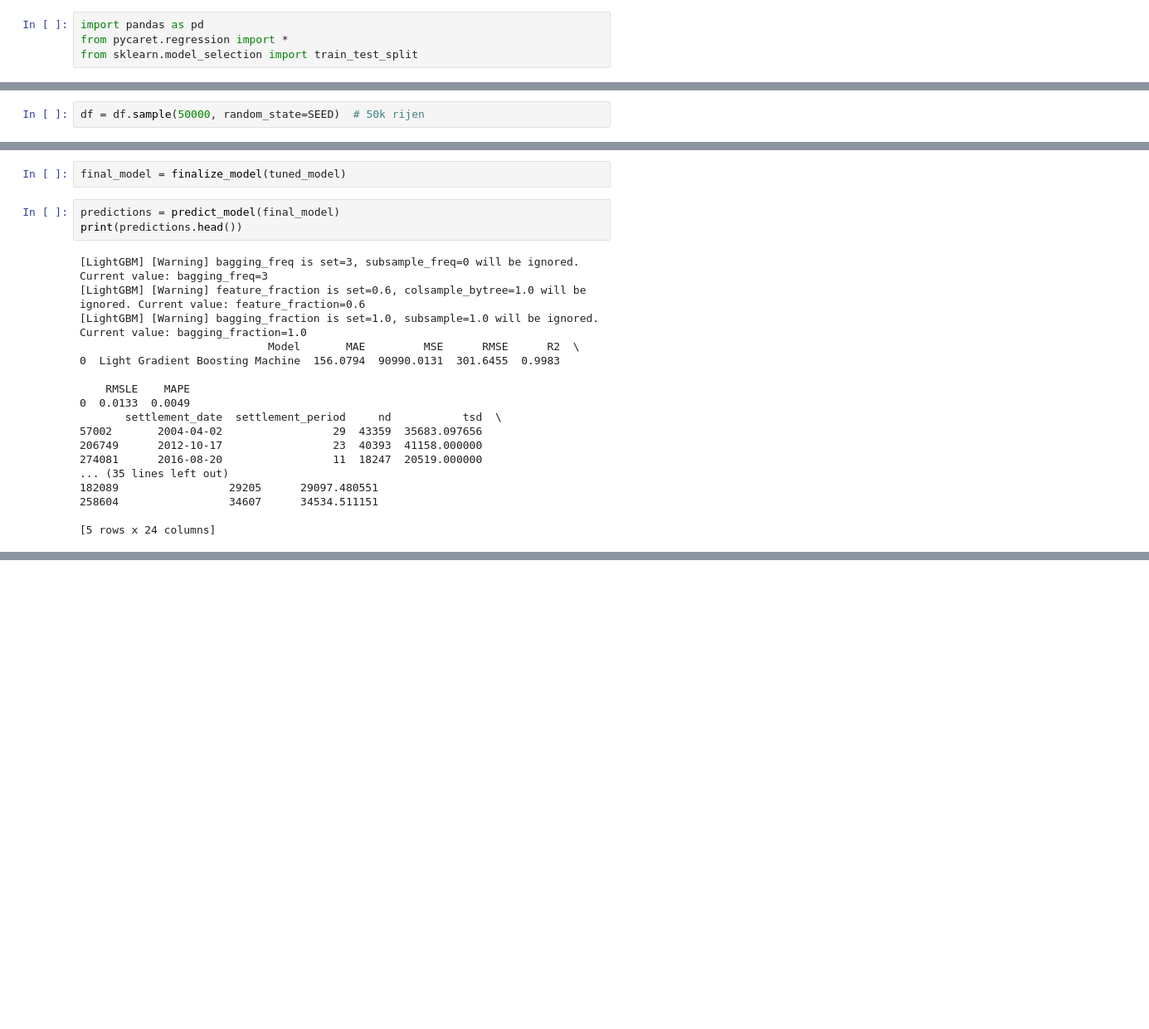
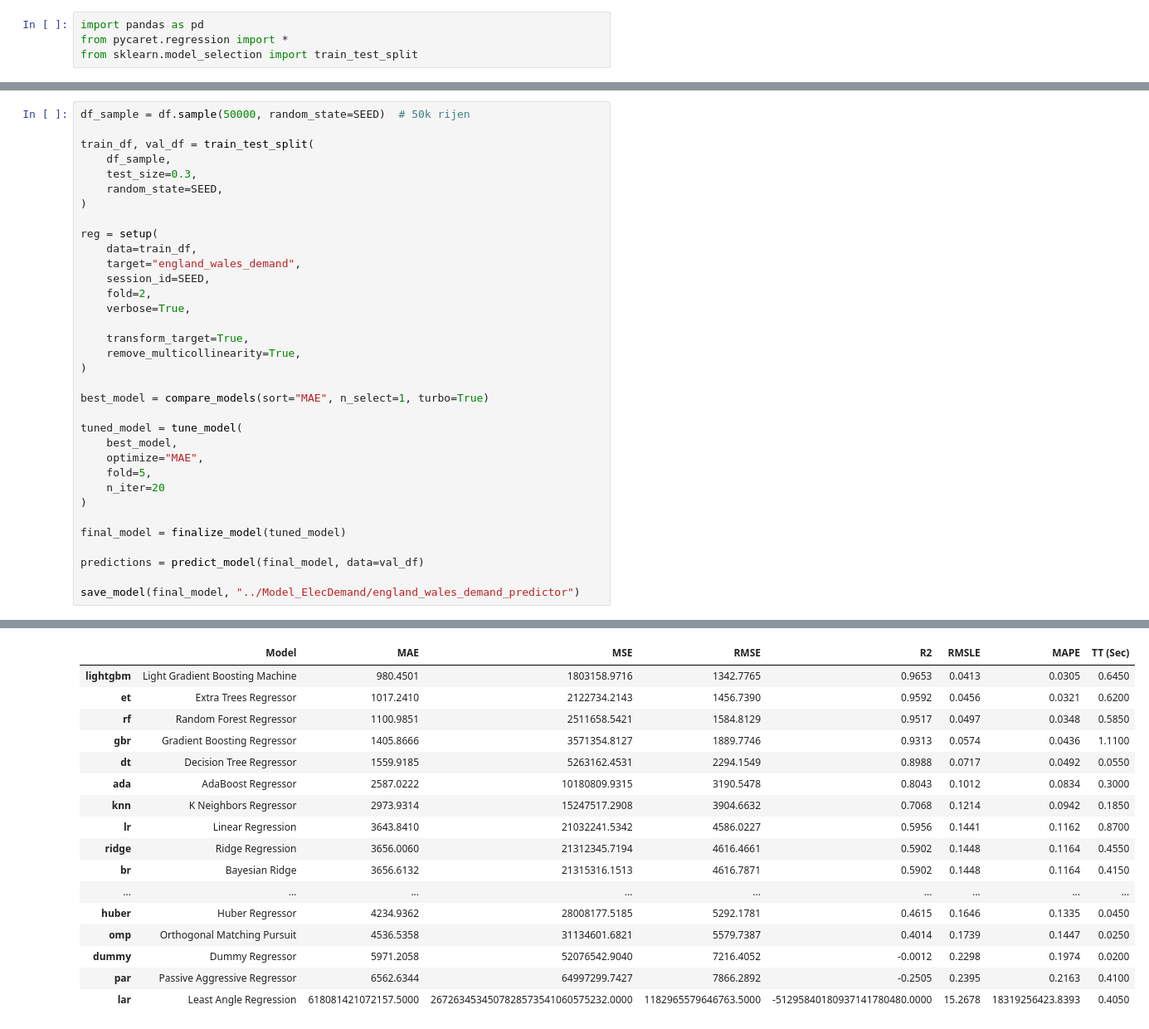
Before and after one commit to Team-3-Machine-Learning/bralma_ML_Project, a Jupyter notebook: Notebooks_Demand/7_Training_Demand.ipynb, the cells around one changed output, grey strips where cells are left out. Shown at 83% size. Cells and saved outputs as stored; diff of their text form; blank space fills up the shorter version.

Commit message:
New model

```diff
--- a/Notebooks_Demand/7_Training_Demand.ipynb
+++ b/Notebooks_Demand/7_Training_Demand.ipynb
@@ -42,5 +40,3 @@ df["solar_utilization"] = df["embedded_solar_generation"] / (df["embedded_solar_
 # Net cross-border flow sum
 flow_cols = ["ifa2_flow","britned_flow","moyle_flow","east_west_flow","nemo_flow"]
 df["net_crossborder_flow"] = df[flow_cols].sum(axis=1)
-# %%
-df = df.sample(50000, random_state=SEED)  # 50k rijen
@@ -116,23 +43,35 @@ Std     1.9950   72275.9553  111.4372  0.0014  0.0478  0.0000
-# %%
-final_model = finalize_model(tuned_model)
-# %%
-predictions = predict_model(final_model)
-print(predictions.head())
-# %% [output]
-[LightGBM] [Warning] bagging_freq is set=3, subsample_freq=0 will be ignored. Current value: bagging_freq=3
-[LightGBM] [Warning] feature_fraction is set=0.6, colsample_bytree=1.0 will be ignored. Current value: feature_fraction=0.6
-[LightGBM] [Warning] bagging_fraction is set=1.0, subsample=1.0 will be ignored. Current value: bagging_fraction=1.0
-                             Model       MAE         MSE      RMSE      R2  \
-0  Light Gradient Boosting Machine  156.0794  90990.0131  301.6455  0.9983
-
-    RMSLE    MAPE
-0  0.0133  0.0049
-       settlement_date  settlement_period     nd           tsd  \
-57002       2004-04-02                 29  43359  35683.097656
-206749      2012-10-17                 23  40393  41158.000000
-274081      2016-08-20                 11  18247  20519.000000
-... (35 lines left out)
-182089                 29205      29097.480551
-258604                 34607      34534.511151
-
-[5 rows x 24 columns]
+# %%
+df_sample = df.sample(50000, random_state=SEED)  # 50k rijen
+
+train_df, val_df = train_test_split(
+    df_sample,
+    test_size=0.3,
+    random_state=SEED,
+)
+
+reg = setup(
+    data=train_df,
+    target="england_wales_demand",
+    session_id=SEED,
+    fold=2,
+    verbose=True,
+
+    transform_target=True,
+    remove_multicollinearity=True,
+)
+
+best_model = compare_models(sort="MAE", n_select=1, turbo=True)
+
+tuned_model = tune_model(
+    best_model,
+    optimize="MAE",
+    fold=5,
+    n_iter=20
+)
+
+final_model = finalize_model(tuned_model)
+
+predictions = predict_model(final_model, data=val_df)
+
+save_model(final_model, "../Model_ElecDemand/england_wales_demand_predictor")
+# %% [output]
@@ -138,0 +96,17 @@ print(predictions.head())
+|  | Model | MAE | MSE | RMSE | R2 | RMSLE | MAPE | TT (Sec) |
+| lightgbm | Light Gradient Boosting Machine | 980.4501 | 1803158.9716 | 1342.7765 | 0.9653 | 0.0413 | 0.0305 | 0.6450 |
+| et | Extra Trees Regressor | 1017.2410 | 2122734.2143 | 1456.7390 | 0.9592 | 0.0456 | 0.0321 | 0.6200 |
+| rf | Random Forest Regressor | 1100.9851 | 2511658.5421 | 1584.8129 | 0.9517 | 0.0497 | 0.0348 | 0.5850 |
+| gbr | Gradient Boosting Regressor | 1405.8666 | 3571354.8127 | 1889.7746 | 0.9313 | 0.0574 | 0.0436 | 1.1100 |
+| dt | Decision Tree Regressor | 1559.9185 | 5263162.4531 | 2294.1549 | 0.8988 | 0.0717 | 0.0492 | 0.0550 |
+| ada | AdaBoost Regressor | 2587.0222 | 10180809.9315 | 3190.5478 | 0.8043 | 0.1012 | 0.0834 | 0.3000 |
+| knn | K Neighbors Regressor | 2973.9314 | 15247517.2908 | 3904.6632 | 0.7068 | 0.1214 | 0.0942 | 0.1850 |
+| lr | Linear Regression | 3643.8410 | 21032241.5342 | 4586.0227 | 0.5956 | 0.1441 | 0.1162 | 0.8700 |
+| ridge | Ridge Regression | 3656.0060 | 21312345.7194 | 4616.4661 | 0.5902 | 0.1448 | 0.1164 | 0.4550 |
+| br | Bayesian Ridge | 3656.6132 | 21315316.1513 | 4616.7871 | 0.5902 | 0.1448 | 0.1164 | 0.4150 |
+| ... | ... | ... | ... | ... | ... | ... | ... | ... |
+| huber | Huber Regressor | 4234.9362 | 28008177.5185 | 5292.1781 | 0.4615 | 0.1646 | 0.1335 | 0.0450 |
+| omp | Orthogonal Matching Pursuit | 4536.5358 | 31134601.6821 | 5579.7387 | 0.4014 | 0.1739 | 0.1447 | 0.0250 |
+| dummy | Dummy Regressor | 5971.2058 | 52076542.9040 | 7216.4052 | -0.0012 | 0.2298 | 0.1974 | 0.0200 |
+| par | Passive Aggressive Regressor | 6562.6344 | 64997299.7427 | 7866.2892 | -0.2505 | 0.2395 | 0.2163 | 0.4100 |
+| lar | Least Angle Regression | 618081421072157.5000 | 2672634534507828573541060575232.0000 | 1182965579646763.5000 | -51295840180937141780480.0000 | 15.2678 | 18319256423.8393 | 0.4050 |
```
Also changed, not shown: parts of 7 cells of this notebook, 3 other files.
